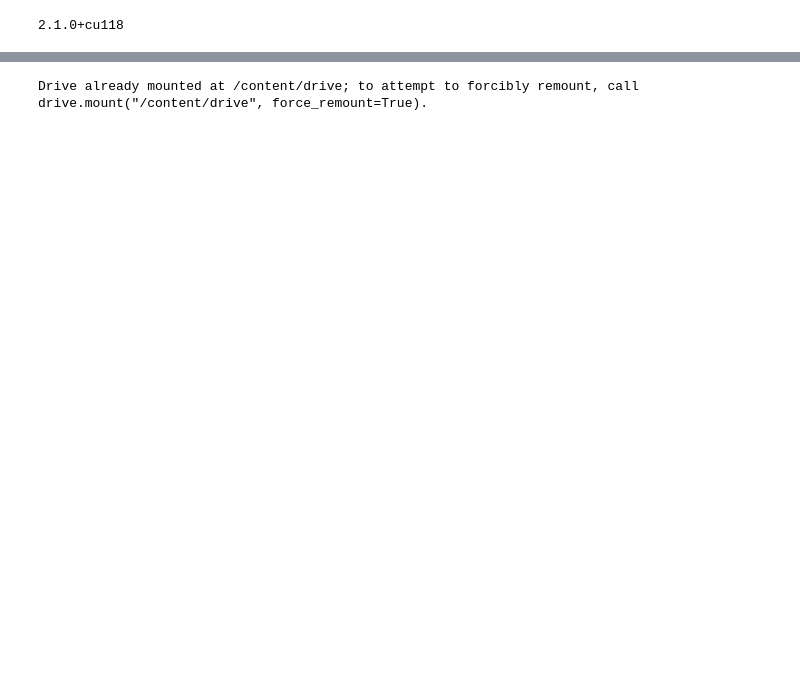
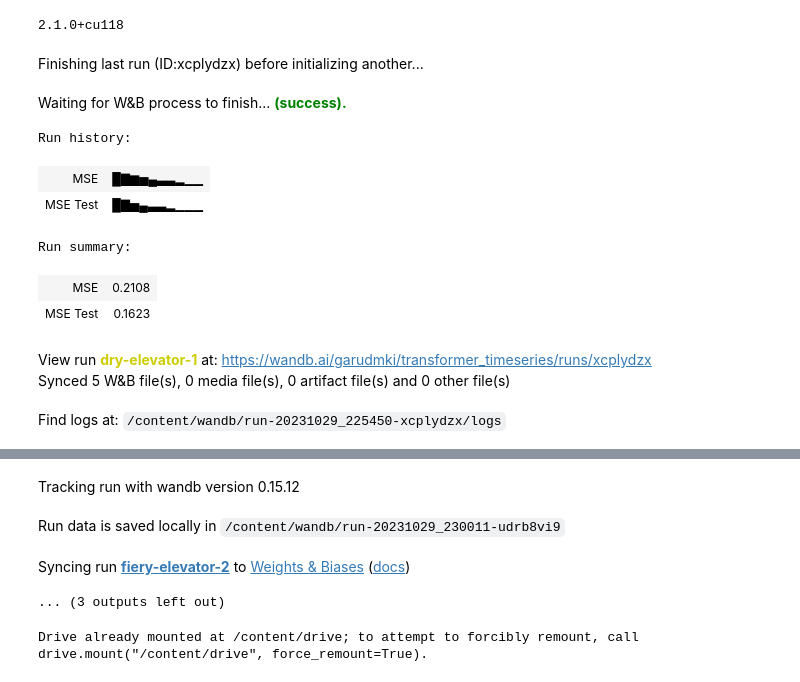
Before and after one commit to neelblabla/transformers_for_time_series_forecasting, a Jupyter notebook: patch-tst/patchTST_custom.ipynb, the cells around one changed output, grey strips where cells are left out. Drawn from its saved outputs; the diff is of its cells as text; code cells hidden in the pictures; blank space fills up the shorter version.

Commit message:
wandb.ai api implimented

```diff
--- a/patch-tst/patchTST_custom.ipynb
+++ b/patch-tst/patchTST_custom.ipynb
@@ -11,3 +14,29 @@ from sklearn.preprocessing import StandardScaler
 print(torch.__version__)
 # %% [output]
 2.1.0+cu118
+# %%
+# start a new wandb run to track this script
+wandb.init(
+    # set the wandb project where this run will be logged
+    project="transformer_timeseries",
+
+    # track hyperparameters and run metadata
+    config={
+    "learning_rate": 0.02,
+    "architecture": "transformer",
+    "dataset": "xxx",
+    "epochs": 100,
+    }
+)
+# %% [output]
+Finishing last run (ID:xcplydzx) before initializing another...
+Waiting for W&B process to finish... (success).
+Run history:
+| MSE | █▇▆▅▄▃▃▂▁▁ |
+| MSE Test | █▇▅▄▃▃▂▁▁▁ |
+Run summary:
+| MSE | 0.2108 |
+| MSE Test | 0.1623 |
+View run dry-elevator-1 at: https://wandb.ai/garudmki/transformer_timeseries/runs/xcplydzx
+Synced 5 W&B file(s), 0 media file(s), 0 artifact file(s) and 0 other file(s)
+Find logs at: /content/wandb/run-20231029_225450-xcplydzx/logs
@@ -14,3 +44,7 @@ print(torch.__version__)
+Tracking run with wandb version 0.15.12
+Run data is saved locally in /content/wandb/run-20231029_230011-udrb8vi9
+Syncing run fiery-elevator-2 to Weights & Biases (docs)
+... (3 outputs left out)
 # %%
 from google.colab import drive
 drive.mount('/content/drive')
```
Also changed, not shown: parts of 5 cells of this notebook.
